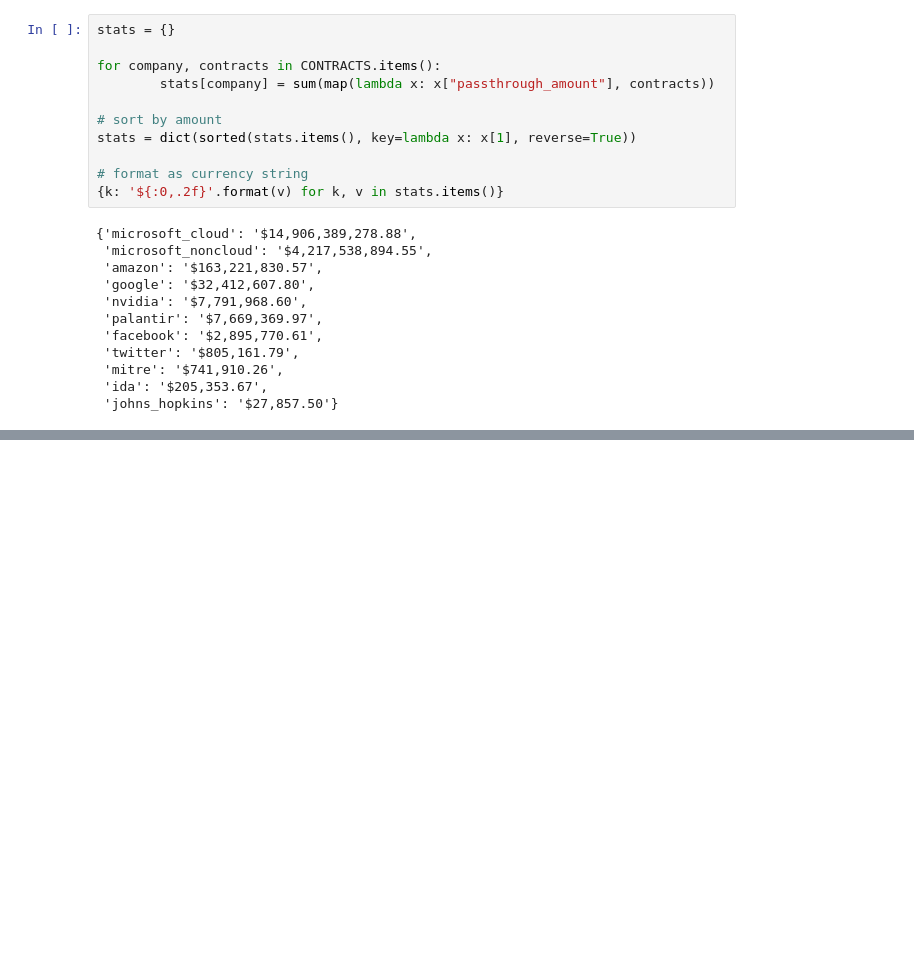
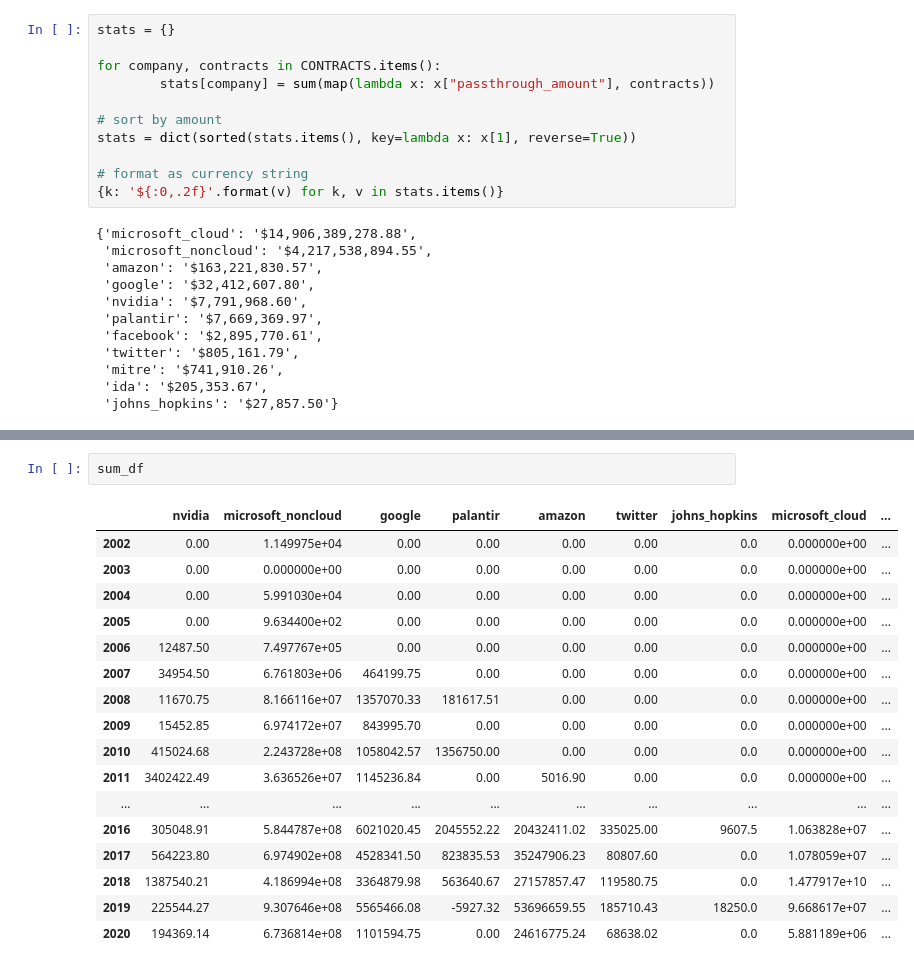
Before and after one commit to public-accountability/tech-contracts, a Jupyter notebook: main.ipynb, the cells around one changed output, grey strips where cells are left out. Saved outputs shown, nothing was run; the diff lists cells and outputs as text; blank space fills up the shorter version.

```diff
--- a/main.ipynb
+++ b/main.ipynb
@@ -102,0 +152,20 @@ stats = dict(sorted(stats.items(), key=lambda x: x[1], reverse=True))
+# %%
+sum_df
+# %% [output]
+|  | nvidia | microsoft_noncloud | google | palantir | amazon | twitter | johns_hopkins | microsoft_cloud | ... |
+| 2002 | 0.00 | 1.149975e+04 | 0.00 | 0.00 | 0.00 | 0.00 | 0.0 | 0.000000e+00 | ... |
+| 2003 | 0.00 | 0.000000e+00 | 0.00 | 0.00 | 0.00 | 0.00 | 0.0 | 0.000000e+00 | ... |
+| 2004 | 0.00 | 5.991030e+04 | 0.00 | 0.00 | 0.00 | 0.00 | 0.0 | 0.000000e+00 | ... |
+| 2005 | 0.00 | 9.634400e+02 | 0.00 | 0.00 | 0.00 | 0.00 | 0.0 | 0.000000e+00 | ... |
+| 2006 | 12487.50 | 7.497767e+05 | 0.00 | 0.00 | 0.00 | 0.00 | 0.0 | 0.000000e+00 | ... |
+| 2007 | 34954.50 | 6.761803e+06 | 464199.75 | 0.00 | 0.00 | 0.00 | 0.0 | 0.000000e+00 | ... |
+| 2008 | 11670.75 | 8.166116e+07 | 1357070.33 | 181617.51 | 0.00 | 0.00 | 0.0 | 0.000000e+00 | ... |
+| 2009 | 15452.85 | 6.974172e+07 | 843995.70 | 0.00 | 0.00 | 0.00 | 0.0 | 0.000000e+00 | ... |
+| 2010 | 415024.68 | 2.243728e+08 | 1058042.57 | 1356750.00 | 0.00 | 0.00 | 0.0 | 0.000000e+00 | ... |
+| 2011 | 3402422.49 | 3.636526e+07 | 1145236.84 | 0.00 | 5016.90 | 0.00 | 0.0 | 0.000000e+00 | ... |
+| ... | ... | ... | ... | ... | ... | ... | ... | ... | ... |
+| 2016 | 305048.91 | 5.844787e+08 | 6021020.45 | 2045552.22 | 20432411.02 | 335025.00 | 9607.5 | 1.063828e+07 | ... |
+| 2017 | 564223.80 | 6.974902e+08 | 4528341.50 | 823835.53 | 35247906.23 | 80807.60 | 0.0 | 1.078059e+07 | ... |
+| 2018 | 1387540.21 | 4.186994e+08 | 3364879.98 | 563640.67 | 27157857.47 | 119580.75 | 0.0 | 1.477917e+10 | ... |
+| 2019 | 225544.27 | 9.307646e+08 | 5565466.08 | -5927.32 | 53696659.55 | 185710.43 | 18250.0 | 9.668617e+07 | ... |
+| 2020 | 194369.14 | 6.736814e+08 | 1101594.75 | 0.00 | 24616775.24 | 68638.02 | 0.0 | 5.881189e+06 | ... |
```
Also changed, not shown: parts of 7 cells of this notebook.
